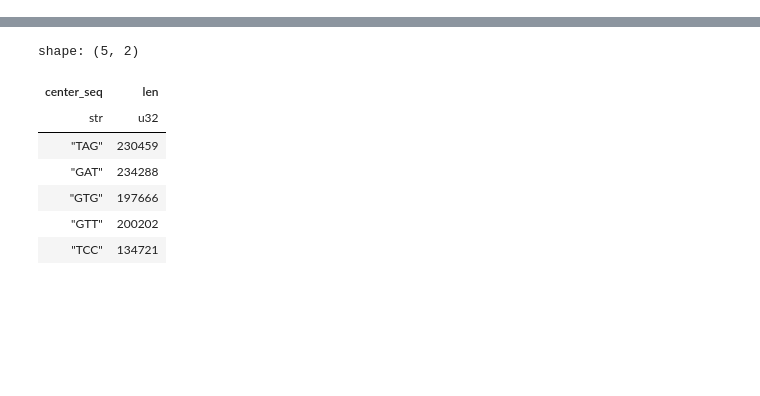
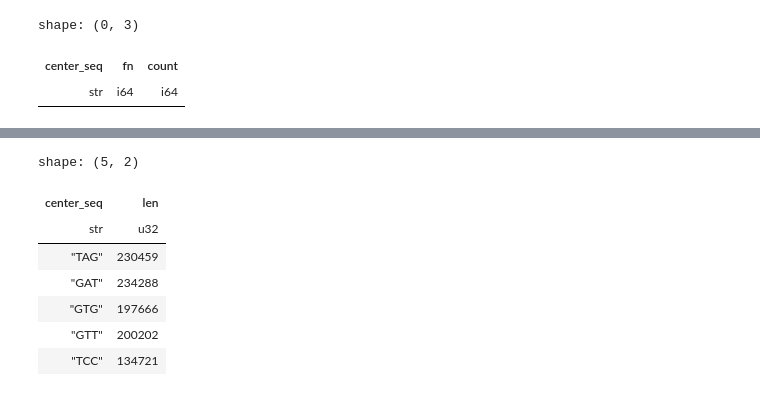
Before and after one commit to hcharlton/kinetics_modelling, a Jupyter notebook: notebooks/0.0-hank-basicTest.ipynb, the cells around one changed output, grey strips where cells are left out. Saved outputs shown, nothing was run; the diff lists cells and outputs as text; code cells hidden in the pictures; blank space fills up the shorter version.

```diff
--- a/notebooks/0.0-hank-basicTest.ipynb
+++ b/notebooks/0.0-hank-basicTest.ipynb
@@ -17,0 +30,7 @@ q.collect().shape
+# %%
+df = pl.read_csv(PROCESSED_DATA_DIR / 'aggregated/counts_by_fn_3mer.csv')
+df.filter((pl.col('count')<500) & (pl.col('fn')<16))
+# %% [output]
+shape: (0, 3)
+| center_seq | fn | count |
+| str | i64 | i64 |
```
Also changed, not shown: parts of 4 cells of this notebook, 12 other files.
